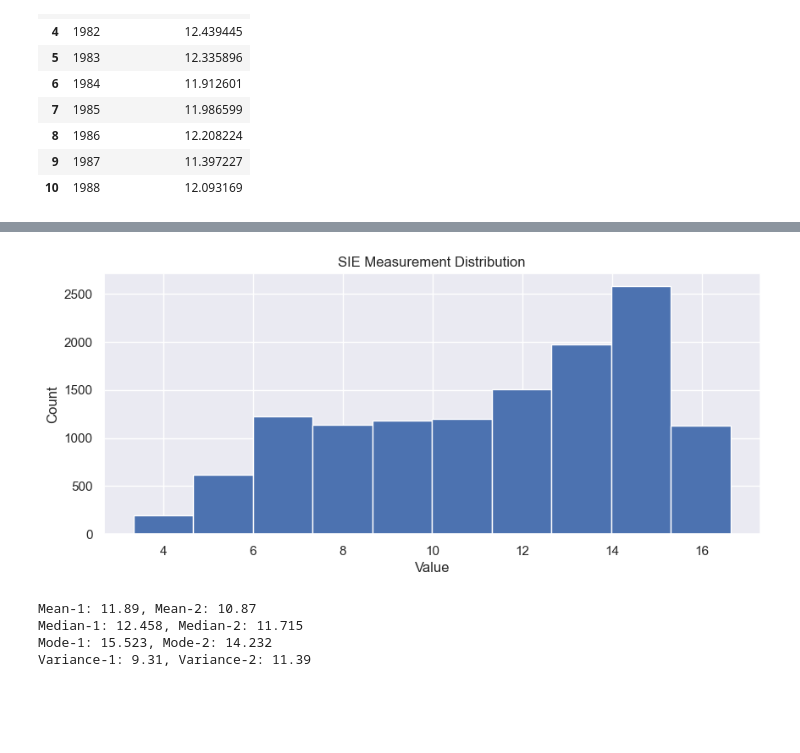
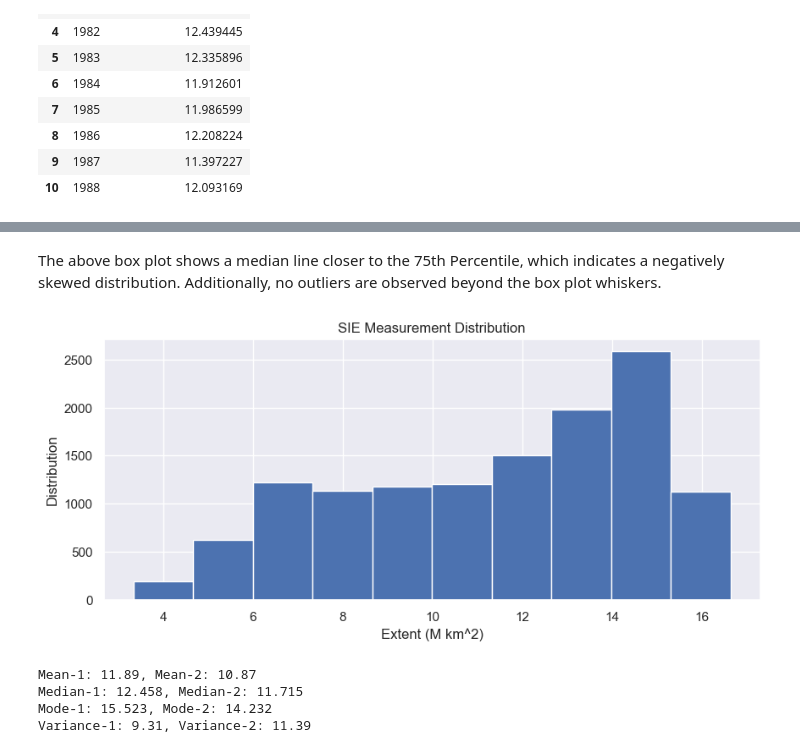
Before and after one commit to giantmagellan/SeaIceForecast, a Jupyter notebook: seaice_eda.ipynb, the cells around one changed output, grey strips where cells are left out. Saved outputs shown, nothing was run; the diff lists cells and outputs as text; code cells hidden in the pictures; blank space fills up the shorter version.

```diff
--- a/seaice_eda.ipynb
+++ b/seaice_eda.ipynb
@@ -224,12 +262,19 @@ avg_sie_df.head(10)
+# %% [markdown]
+The above box plot shows a median line closer to the 75th Percentile, which indicates a negatively skewed distribution. Additionally, no outliers are observed beyond the box plot whiskers.
 # %%
 # Histogram of SIE Measurements
+plt.subplots(figsize=(10, 4))
+
 sea_ice_df['extent_million_sq_km'].hist()
+
 plt.title("SIE Measurement Distribution")
-plt.xlabel("Value")
-plt.ylabel("Count")
+plt.xlabel("Extent (M km^2)")
+plt.ylabel("Distribution")
+
+plt.savefig("./figures/sie_distribution.png")
 plt.show()
 # %% [output]
-[figure, old version]
+[figure, new version]
 # %%
 # Splitting set into 2 equal sequences
 X = df['extent_million_sq_km'].values
```
Also changed, not shown: parts of 22 cells of this notebook, 9 other files.
